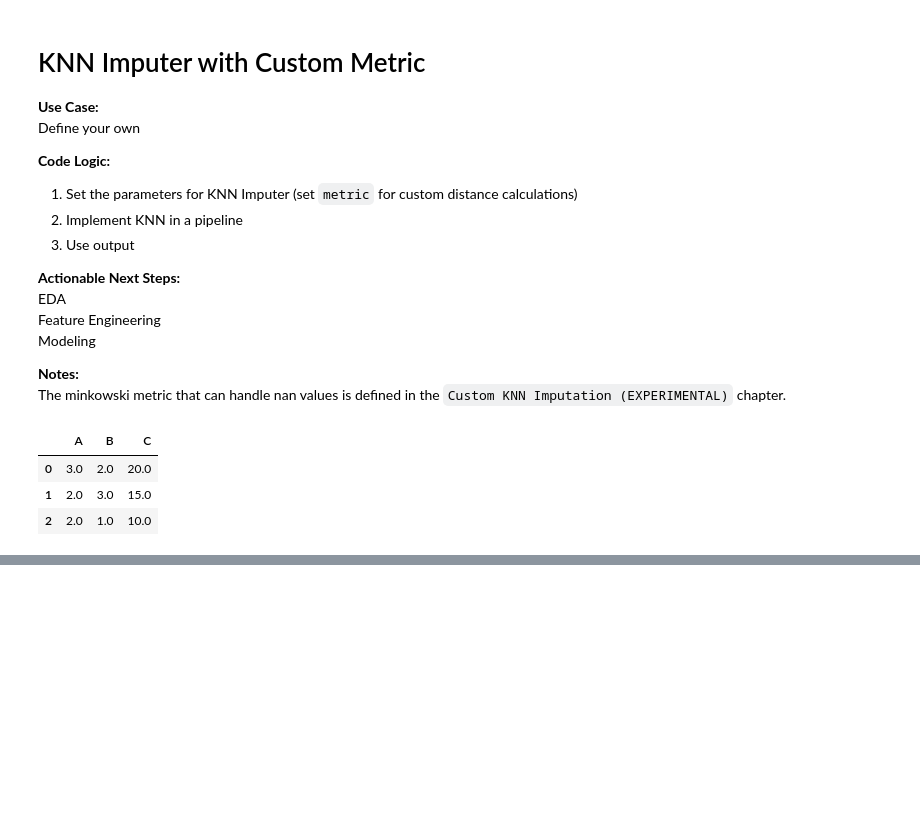
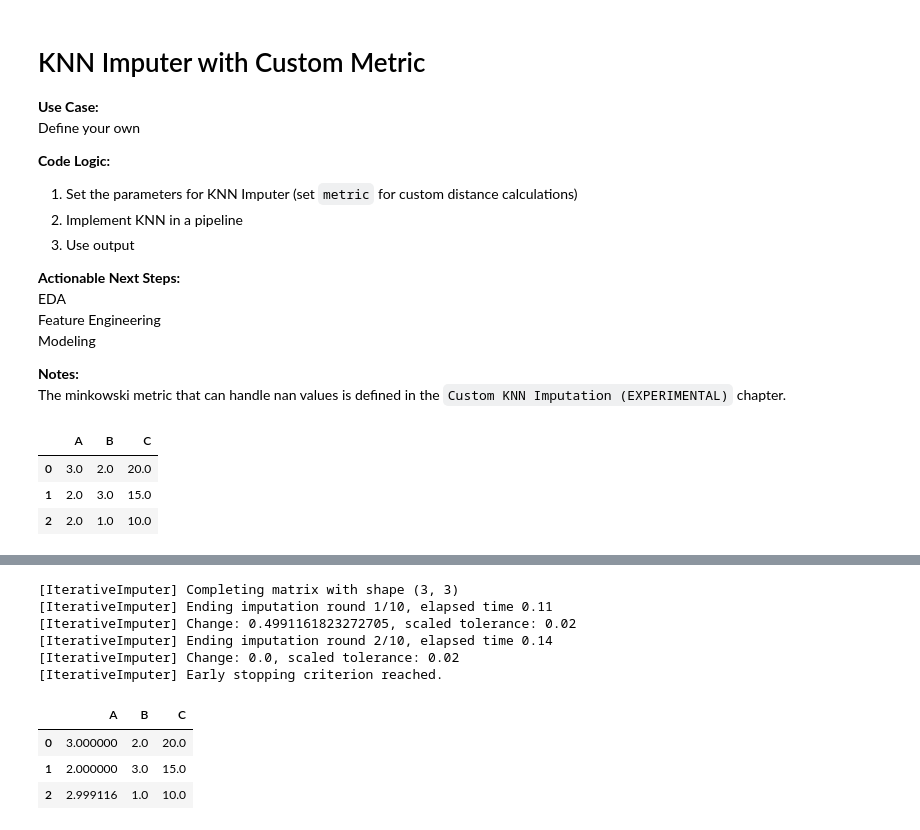
Before and after one commit to HafidAmbardi/tabulardataguidebook, a Jupyter notebook: Preprocessing/Preprocessing.ipynb, the cells around one changed output, grey strips where cells are left out. Drawn from its saved outputs; the diff is of its cells as text; code cells hidden in the pictures; blank space fills up the shorter version.

Commit message:
feat: iterative imputer

```diff
--- a/Preprocessing/Preprocessing.ipynb
+++ b/Preprocessing/Preprocessing.ipynb
@@ -683,0 +704,27 @@ pd.DataFrame(output, columns=pipeline.get_feature_names_out())
+# %%
+from sklearn.experimental import enable_iterative_imputer
+from sklearn.impute import IterativeImputer
+from sklearn.pipeline import Pipeline
+import xgboost as xgb
+
+# Define the IterativeImputer
+iterative_imputer = IterativeImputer(estimator=xgb.XGBRegressor(n_estimators=100),max_iter=10,fill_value='median',random_state=314,verbose=3)
+
+# Define your pipeline
+pipeline = Pipeline(steps=[
+    ('iterative',iterative_imputer)
+])
+
+output = pipeline.fit_transform(data4)
+pd.DataFrame(output, columns=pipeline.get_feature_names_out())
+# %% [output]
+[IterativeImputer] Completing matrix with shape (3, 3)
+[IterativeImputer] Ending imputation round 1/10, elapsed time 0.11
+[IterativeImputer] Change: 0.4991161823272705, scaled tolerance: 0.02
+[IterativeImputer] Ending imputation round 2/10, elapsed time 0.14
+[IterativeImputer] Change: 0.0, scaled tolerance: 0.02
+[IterativeImputer] Early stopping criterion reached.
+|  | A | B | C |
+| 0 | 3.000000 | 2.0 | 20.0 |
+| 1 | 2.000000 | 3.0 | 15.0 |
+| 2 | 2.999116 | 1.0 | 10.0 |
```
Also changed, not shown: parts of 1 cell of this notebook.
